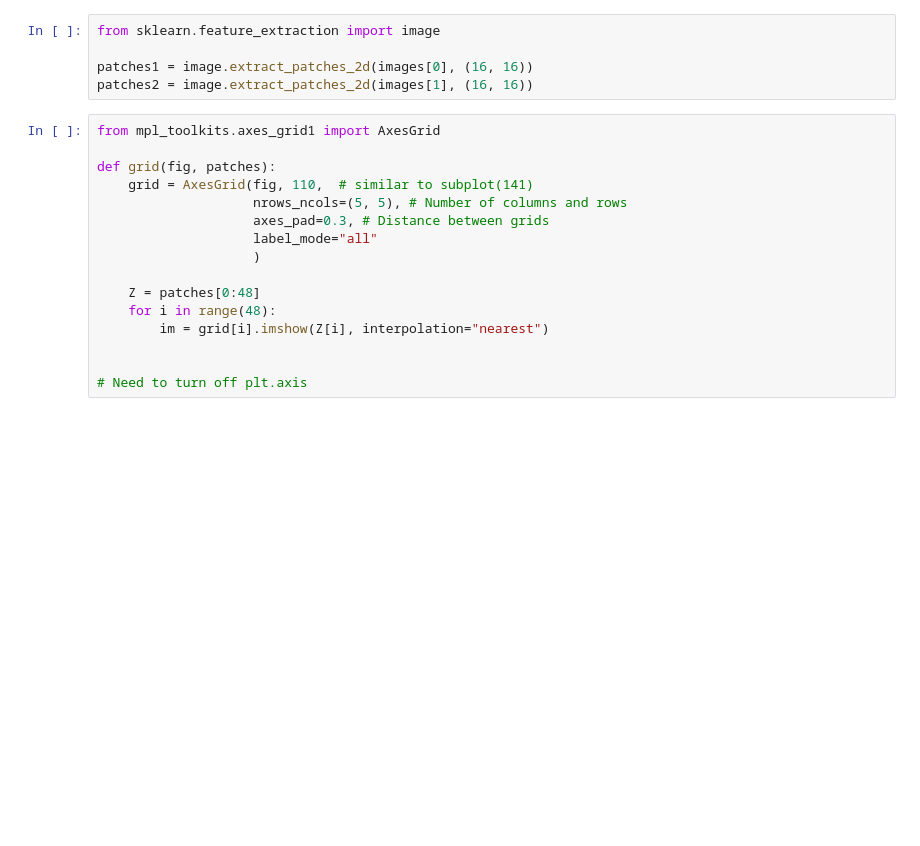
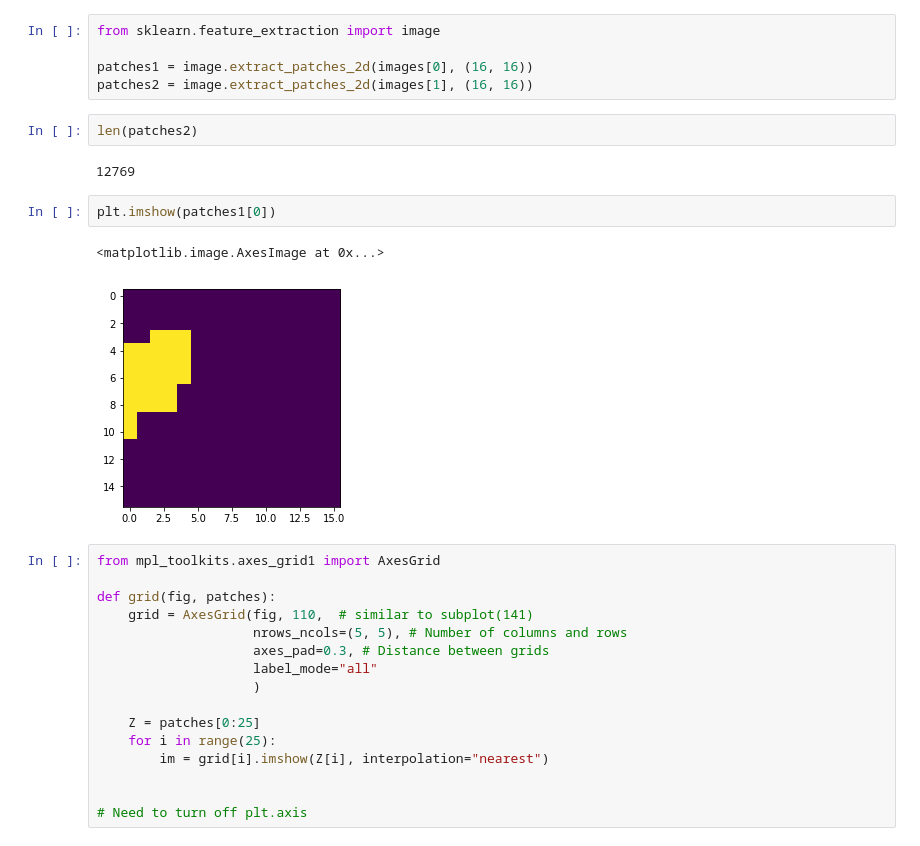
Before and after one commit to dsaffo/ibv, a Jupyter notebook: marys/lgn_patching.ipynb, the cells around one changed output. Drawn from its saved outputs; the diff is of its cells as text; blank space fills up the shorter version.

```diff
--- a/marys/lgn_patching.ipynb
+++ b/marys/lgn_patching.ipynb
@@ -171,6 +171,15 @@ from sklearn.feature_extraction import image
 
 patches1 = image.extract_patches_2d(images[0], (16, 16))
 patches2 = image.extract_patches_2d(images[1], (16, 16))
+# %%
+len(patches2)
+# %% [output]
+12769
+# %%
+plt.imshow(patches1[0])
+# %% [output]
+<matplotlib.image.AxesImage at 0x...>
+[figure, added]
 # %%
 from mpl_toolkits.axes_grid1 import AxesGrid
 
@@ -181,8 +190,8 @@ def grid(fig, patches):
                     label_mode="all"
                     )
 
-    Z = patches[0:48]
-    for i in range(48):
+    Z = patches[0:25]
+    for i in range(25):
         im = grid[i].imshow(Z[i], interpolation="nearest")
 
 
```
Also changed, not shown: parts of 3 cells of this notebook.
